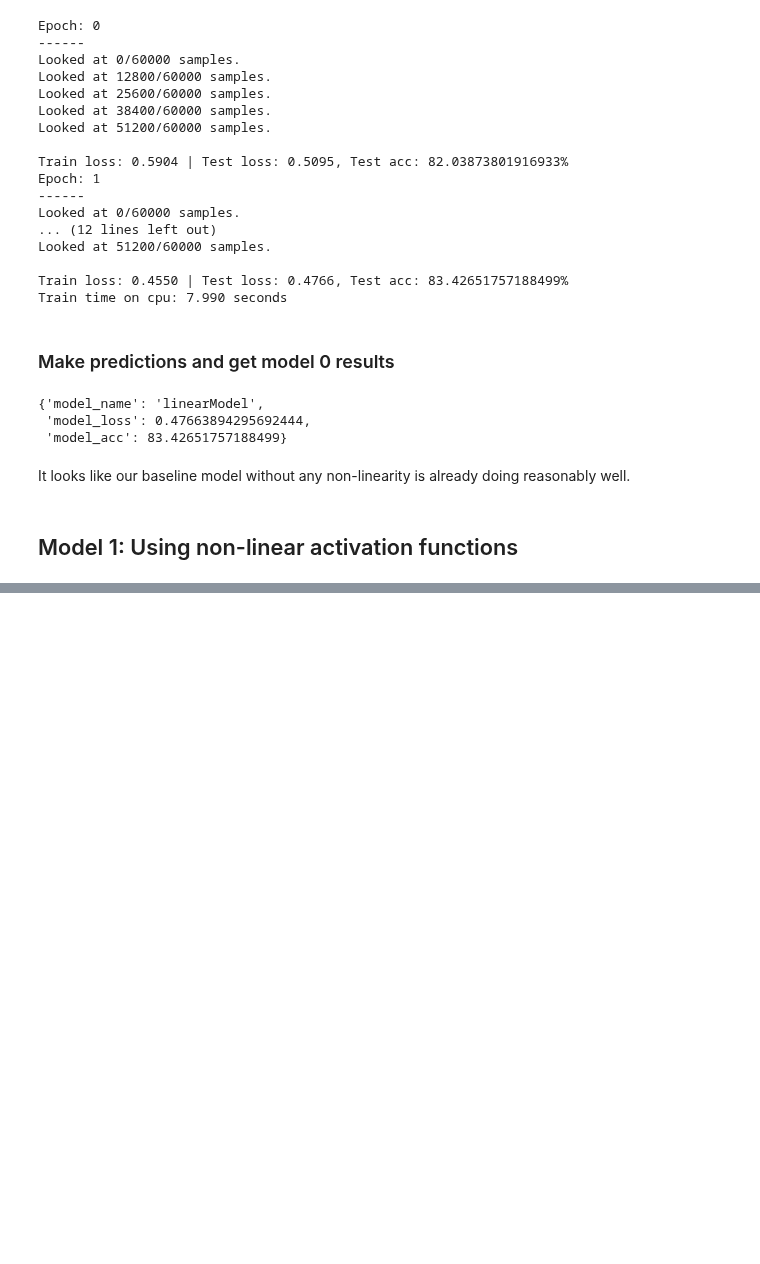
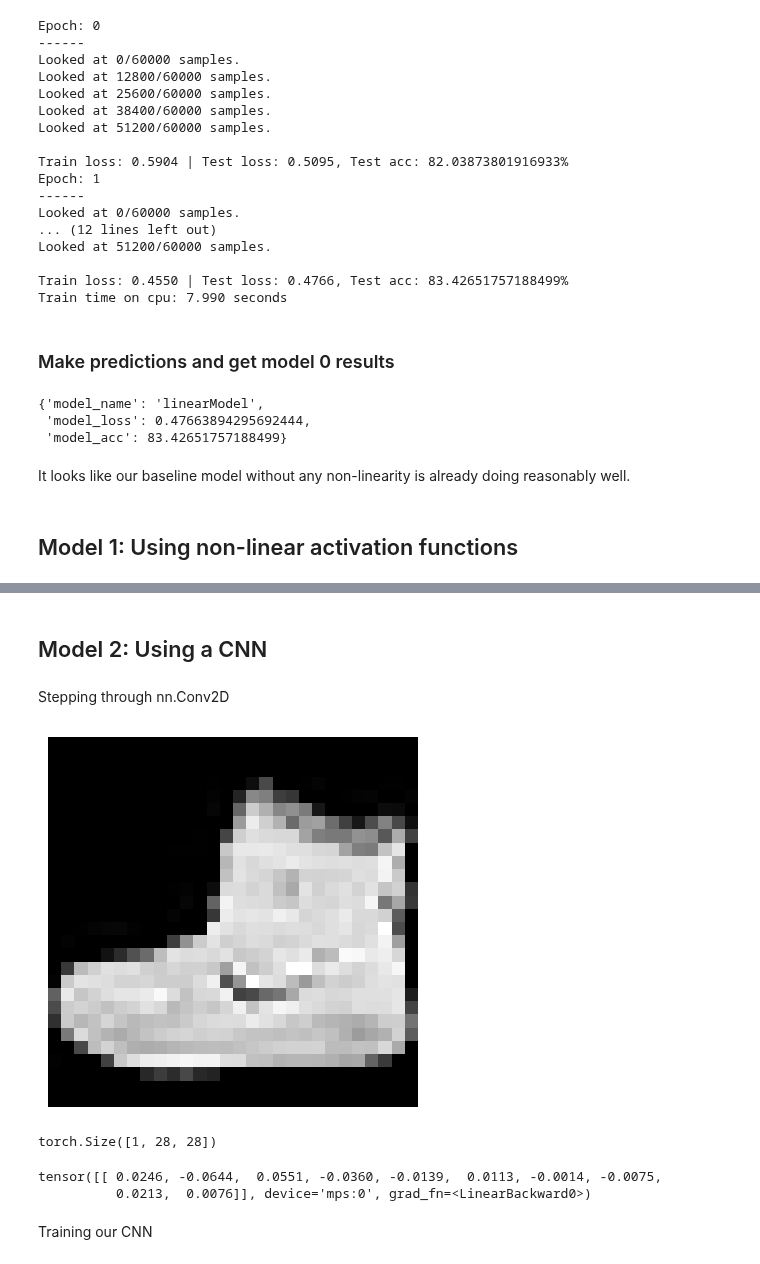
Before and after one commit to tituslhy/symmetrical-octo-spork, a Jupyter notebook: Notebooks/3. ComputerVision.ipynb, the cells around one changed output, grey strips where cells are left out. Drawn from its saved outputs; the diff is of its cells as text; code cells hidden in the pictures; blank space fills up the shorter version.

```diff
--- a/Notebooks/3. ComputerVision.ipynb
+++ b/Notebooks/3. ComputerVision.ipynb
@@ -340,0 +493,2 @@ It looks like our baseline model without any non-linearity is already doing reas
+# %% [markdown]
+## Model 2: Using a CNN
@@ -340,0 +548,18 @@ It looks like our baseline model without any non-linearity is already doing reas
+# %% [markdown]
+Stepping through nn.Conv2D
+# %%
+plt.imshow(image.squeeze(), cmap = 'gray')
+plt.axis(False);
+# %% [output]
+[figure, added]
+# %%
+image.shape
+# %% [output]
+torch.Size([1, 28, 28])
+# %%
+model2(image.unsqueeze(0).to(device))
+# %% [output]
+tensor([[ 0.0246, -0.0644,  0.0551, -0.0360, -0.0139,  0.0113, -0.0014, -0.0075,
+          0.0213,  0.0076]], device='mps:0', grad_fn=<LinearBackward0>)
+# %% [markdown]
+Training our CNN
```
Also changed, not shown: parts of 16 cells of this notebook, 1 other file.
